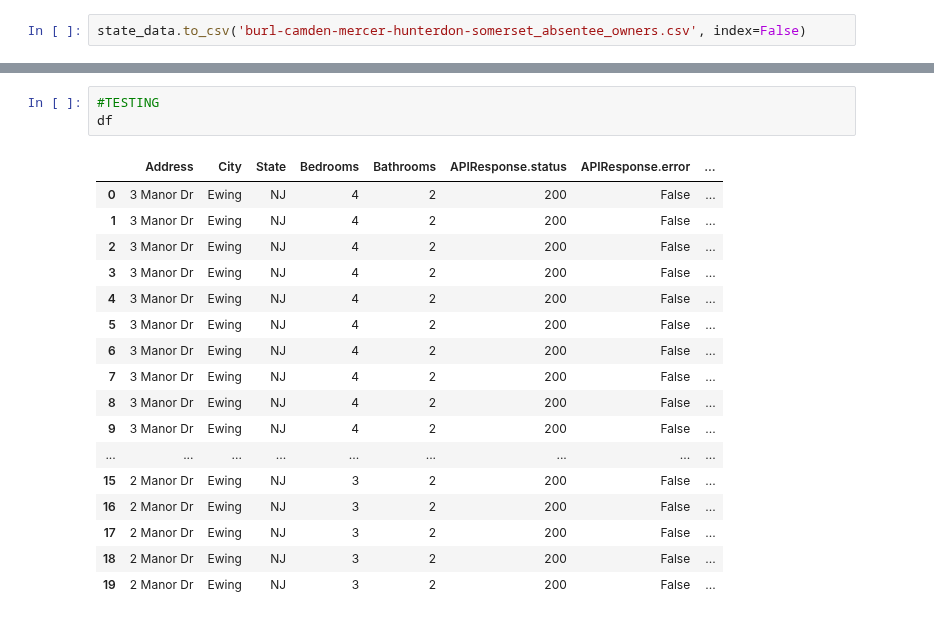
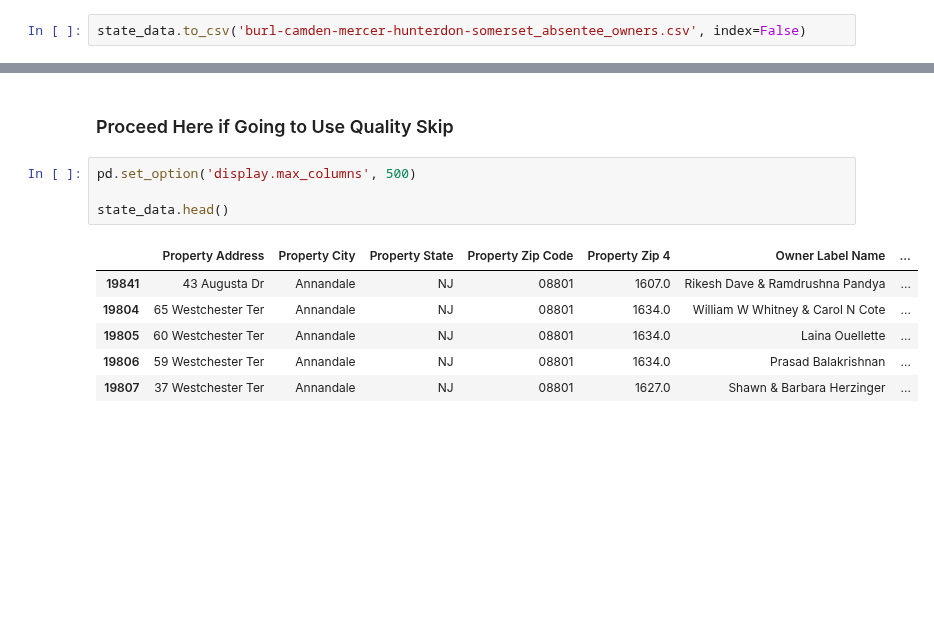
Before and after one commit to cavallon/Absentee_Owner_Data_Cleaning, a Jupyter notebook: out_of_state_code.ipynb, the cells around one changed output, grey strips where cells are left out. Cells and saved outputs as stored; diff of their text form; blank space fills up the shorter version.

```diff
--- a/out_of_state_code.ipynb
+++ b/out_of_state_code.ipynb
@@ -798,21 +166,13 @@ df = pd.concat([df, data_df], axis=1)
-# %%
-#TESTING
-df
-# %% [output]
-|  | Address | City | State | Bedrooms | Bathrooms | APIResponse.status | APIResponse.error | ... |
-| 0 | 3 Manor Dr | Ewing | NJ | 4 | 2 | 200 | False | ... |
-| 1 | 3 Manor Dr | Ewing | NJ | 4 | 2 | 200 | False | ... |
-| 2 | 3 Manor Dr | Ewing | NJ | 4 | 2 | 200 | False | ... |
-| 3 | 3 Manor Dr | Ewing | NJ | 4 | 2 | 200 | False | ... |
-| 4 | 3 Manor Dr | Ewing | NJ | 4 | 2 | 200 | False | ... |
-| 5 | 3 Manor Dr | Ewing | NJ | 4 | 2 | 200 | False | ... |
-| 6 | 3 Manor Dr | Ewing | NJ | 4 | 2 | 200 | False | ... |
-| 7 | 3 Manor Dr | Ewing | NJ | 4 | 2 | 200 | False | ... |
-| 8 | 3 Manor Dr | Ewing | NJ | 4 | 2 | 200 | False | ... |
-| 9 | 3 Manor Dr | Ewing | NJ | 4 | 2 | 200 | False | ... |
-| ... | ... | ... | ... | ... | ... | ... | ... | ... |
-| 15 | 2 Manor Dr | Ewing | NJ | 3 | 2 | 200 | False | ... |
-| 16 | 2 Manor Dr | Ewing | NJ | 3 | 2 | 200 | False | ... |
-| 17 | 2 Manor Dr | Ewing | NJ | 3 | 2 | 200 | False | ... |
-| 18 | 2 Manor Dr | Ewing | NJ | 3 | 2 | 200 | False | ... |
-| 19 | 2 Manor Dr | Ewing | NJ | 3 | 2 | 200 | False | ... |
+# %% [markdown]
+### Proceed Here if Going to Use Quality Skip
+# %%
+pd.set_option('display.max_columns', 500)
+
+state_data.head()
+# %% [output]
+|  | Property Address | Property City | Property State | Property Zip Code | Property Zip 4 | Owner Label Name | ... |
+| 19841 | 43 Augusta Dr | Annandale | NJ | 08801 | 1607.0 | Rikesh Dave & Ramdrushna Pandya | ... |
+| 19804 | 65 Westchester Ter | Annandale | NJ | 08801 | 1634.0 | William W Whitney & Carol N Cote | ... |
+| 19805 | 60 Westchester Ter | Annandale | NJ | 08801 | 1634.0 | Laina Ouellette | ... |
+| 19806 | 59 Westchester Ter | Annandale | NJ | 08801 | 1634.0 | Prasad Balakrishnan | ... |
+| 19807 | 37 Westchester Ter | Annandale | NJ | 08801 | 1627.0 | Shawn & Barbara Herzinger | ... |
```
Also changed, not shown: parts of 67 cells of this notebook, 1 other file.
